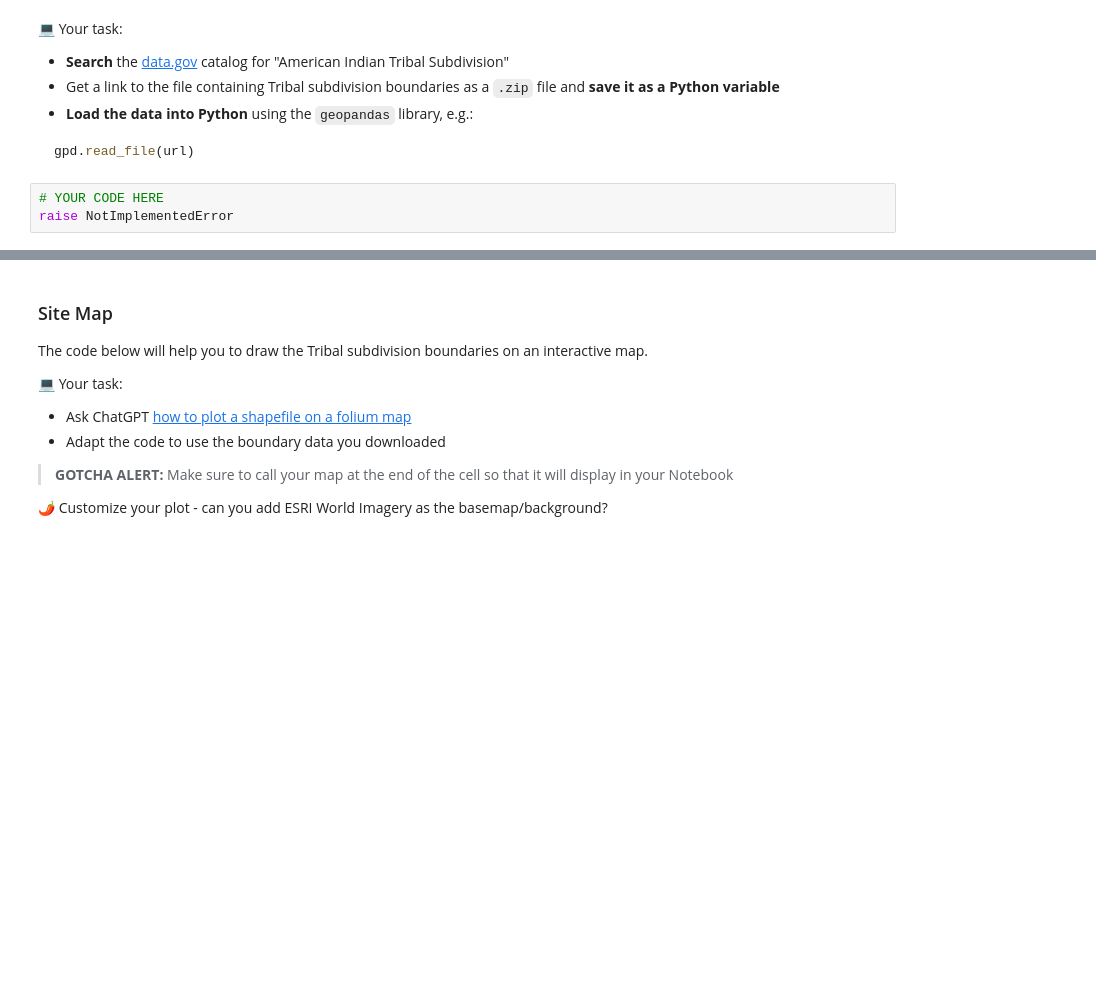
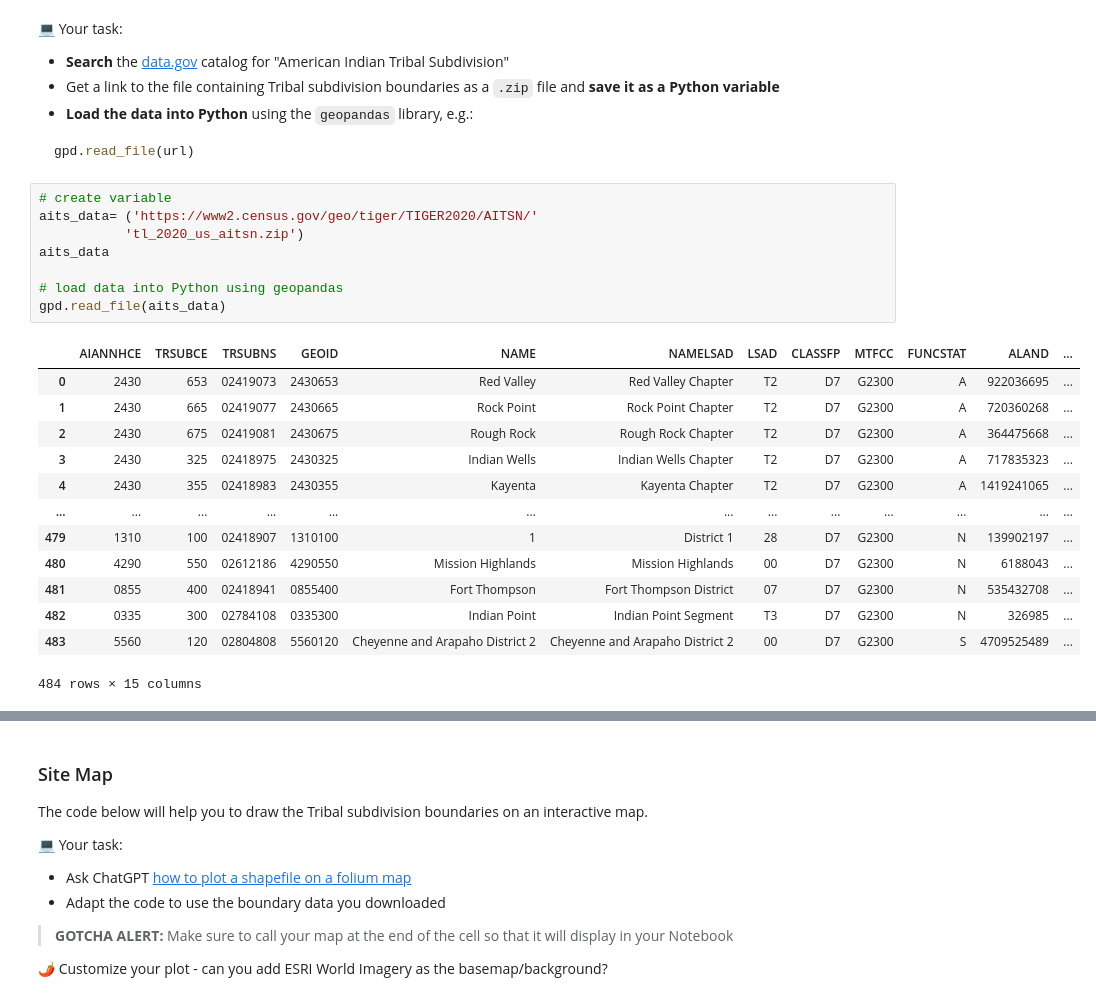
Before and after one commit to sdupree27886/spatial-data-sdupree27886, a Jupyter notebook: stars-03-spatial.ipynb, the cells around one changed output, grey strips where cells are left out. Saved outputs shown, nothing was run; the diff lists cells and outputs as text; blank space fills up the shorter version.

````diff
--- a/stars-03-spatial.ipynb
+++ b/stars-03-spatial.ipynb
@@ -94,9 +94,28 @@ In Earth Data Science, we get data in three main formats:
   ```python
   gpd.read_file(url)
   ```
-# %%
-# YOUR CODE HERE
-raise NotImplementedError
+# %%
+# create variable
+aits_data= ('https://www2.census.gov/geo/tiger/TIGER2020/AITSN/'
+           'tl_2020_us_aitsn.zip')
+aits_data
+
+# load data into Python using geopandas
+gpd.read_file(aits_data)
+# %% [output]
+|  | AIANNHCE | TRSUBCE | TRSUBNS | GEOID | NAME | NAMELSAD | LSAD | CLASSFP | MTFCC | FUNCSTAT | ALAND | ... |
+| 0 | 2430 | 653 | 02419073 | 2430653 | Red Valley | Red Valley Chapter | T2 | D7 | G2300 | A | 922036695 | ... |
+| 1 | 2430 | 665 | 02419077 | 2430665 | Rock Point | Rock Point Chapter | T2 | D7 | G2300 | A | 720360268 | ... |
+| 2 | 2430 | 675 | 02419081 | 2430675 | Rough Rock | Rough Rock Chapter | T2 | D7 | G2300 | A | 364475668 | ... |
+| 3 | 2430 | 325 | 02418975 | 2430325 | Indian Wells | Indian Wells Chapter | T2 | D7 | G2300 | A | 717835323 | ... |
+| 4 | 2430 | 355 | 02418983 | 2430355 | Kayenta | Kayenta Chapter | T2 | D7 | G2300 | A | 1419241065 | ... |
+| ... | ... | ... | ... | ... | ... | ... | ... | ... | ... | ... | ... | ... |
+| 479 | 1310 | 100 | 02418907 | 1310100 | 1 | District 1 | 28 | D7 | G2300 | N | 139902197 | ... |
+| 480 | 4290 | 550 | 02612186 | 4290550 | Mission Highlands | Mission Highlands | 00 | D7 | G2300 | N | 6188043 | ... |
+| 481 | 0855 | 400 | 02418941 | 0855400 | Fort Thompson | Fort Thompson District | 07 | D7 | G2300 | N | 535432708 | ... |
+| 482 | 0335 | 300 | 02784108 | 0335300 | Indian Point | Indian Point Segment | T3 | D7 | G2300 | N | 326985 | ... |
+| 483 | 5560 | 120 | 02804808 | 5560120 | Cheyenne and Arapaho District 2 | Cheyenne and Arapaho District 2 | 00 | D7 | G2300 | S | 4709525489 | ... |
+484 rows × 15 columns
 # %%
 ans_gdf = _
 gdf_pts = 0
````
Also changed, not shown: parts of 6 cells of this notebook.
